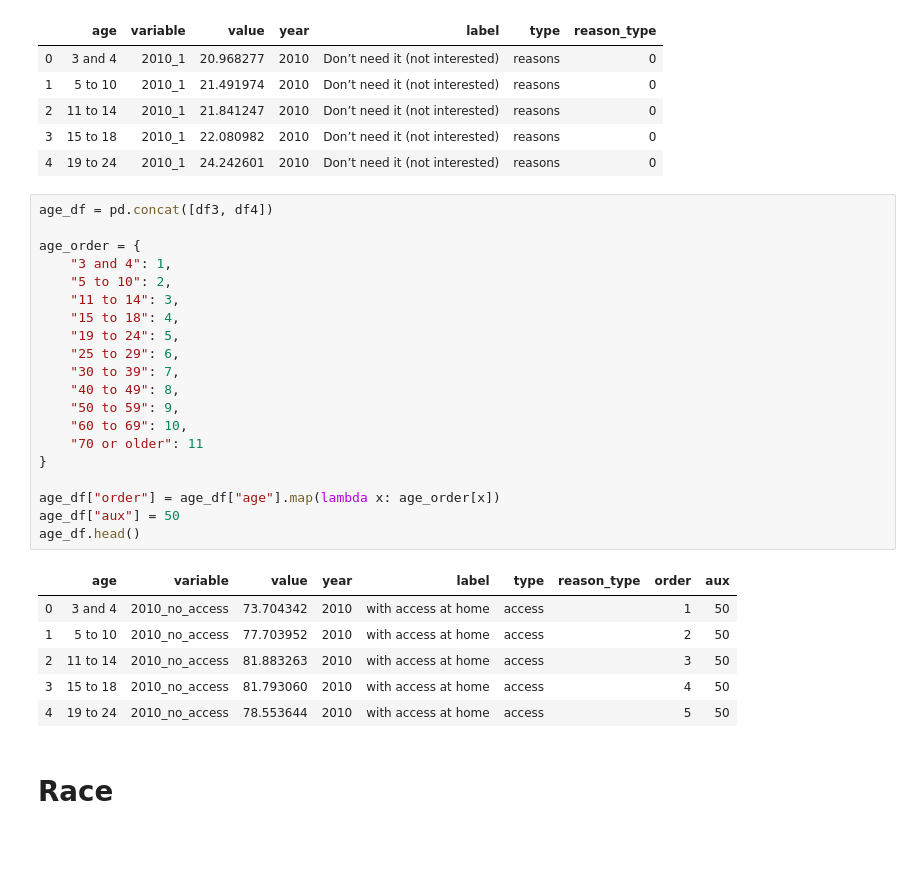
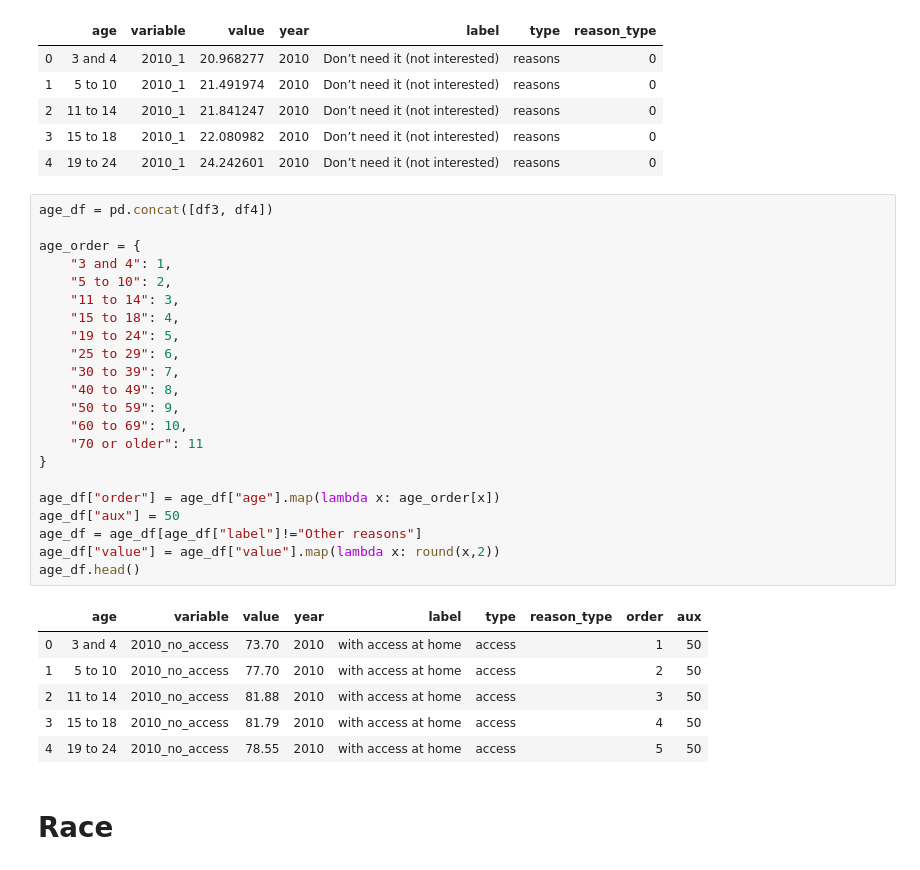
Before and after one commit to raubsaurier/si649_group_project, a Jupyter notebook: 649-EDA/cleanup_yijing_bars-Copy1.ipynb, the cells around one changed output. Drawn from its saved outputs; the diff is of its cells as text.

```diff
--- a/649-EDA/cleanup_yijing_bars-Copy1.ipynb
+++ b/649-EDA/cleanup_yijing_bars-Copy1.ipynb
@@ -119,30 +121,32 @@ df4.head()
 # %%
 age_df = pd.concat([df3, df4])
 
 age_order = {
     "3 and 4": 1,
     "5 to 10": 2,
     "11 to 14": 3,
     "15 to 18": 4,
     "19 to 24": 5,
     "25 to 29": 6,
     "30 to 39": 7,
     "40 to 49": 8,
     "50 to 59": 9,
     "60 to 69": 10,
     "70 or older": 11
 }
 
 age_df["order"] = age_df["age"].map(lambda x: age_order[x])
 age_df["aux"] = 50
+age_df = age_df[age_df["label"]!="Other reasons"]
+age_df["value"] = age_df["value"].map(lambda x: round(x,2))
 age_df.head()
 # %% [output]
 |  | age | variable | value | year | label | type | reason_type | order | aux |
-| 0 | 3 and 4 | 2010_no_access | 73.704342 | 2010 | with access at home | access |  | 1 | 50 |
-| 1 | 5 to 10 | 2010_no_access | 77.703952 | 2010 | with access at home | access |  | 2 | 50 |
-| 2 | 11 to 14 | 2010_no_access | 81.883263 | 2010 | with access at home | access |  | 3 | 50 |
-| 3 | 15 to 18 | 2010_no_access | 81.793060 | 2010 | with access at home | access |  | 4 | 50 |
-| 4 | 19 to 24 | 2010_no_access | 78.553644 | 2010 | with access at home | access |  | 5 | 50 |
+| 0 | 3 and 4 | 2010_no_access | 73.70 | 2010 | with access at home | access |  | 1 | 50 |
+| 1 | 5 to 10 | 2010_no_access | 77.70 | 2010 | with access at home | access |  | 2 | 50 |
+| 2 | 11 to 14 | 2010_no_access | 81.88 | 2010 | with access at home | access |  | 3 | 50 |
+| 3 | 15 to 18 | 2010_no_access | 81.79 | 2010 | with access at home | access |  | 4 | 50 |
+| 4 | 19 to 24 | 2010_no_access | 78.55 | 2010 | with access at home | access |  | 5 | 50 |
 # %% [markdown]
 # Race
 # %%
```
Also changed, not shown: parts of 7 cells of this notebook, 2 other files.
